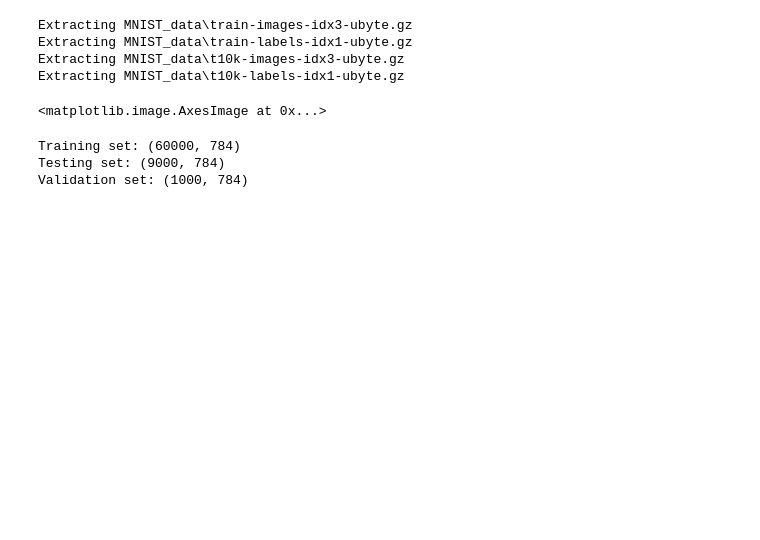
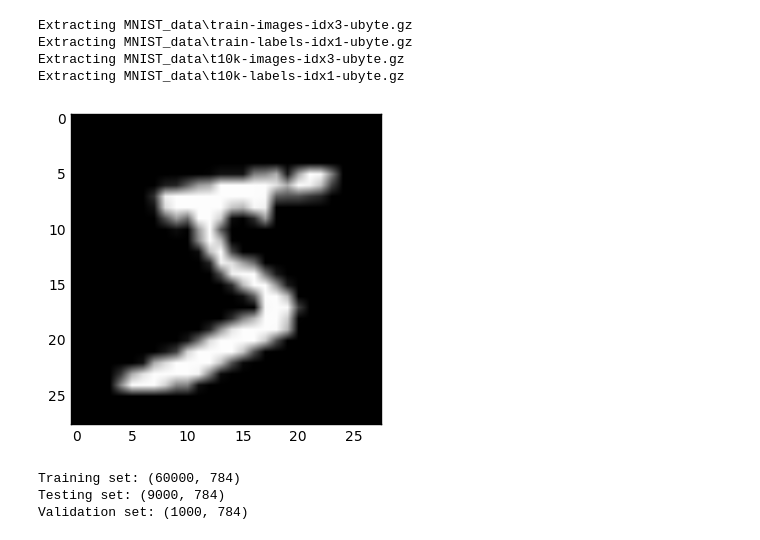
Before and after one commit to Kyushik/Basic_DeepLearning_TF, a Jupyter notebook: RNN_MNIST.ipynb, the cells around one changed output. Cells and saved outputs as stored; diff of their text form; code cells hidden in the pictures; blank space fills up the shorter version.

Commit message:
Update RNN_MNIST code (add comments and graph reset code)'

```diff
--- a/RNN_MNIST.ipynb
+++ b/RNN_MNIST.ipynb
@@ -36,10 +45,11 @@ validation_ratio = 0.1
 # %%
 # Plotting example image
 img = mnist.train.images[0]
 img_resize = img.reshape((img_size, img_size))
-plt.imshow(img_resize)
+plt.imshow(img_resize, cmap = 'gray')
+plt.show()
 # %% [output]
-<matplotlib.image.AxesImage at 0x...>
+[figure, added]
 # %%
 # Initialize weights and bias
 def weight_variable(shape):
```
Also changed, not shown: parts of 6 cells of this notebook.
